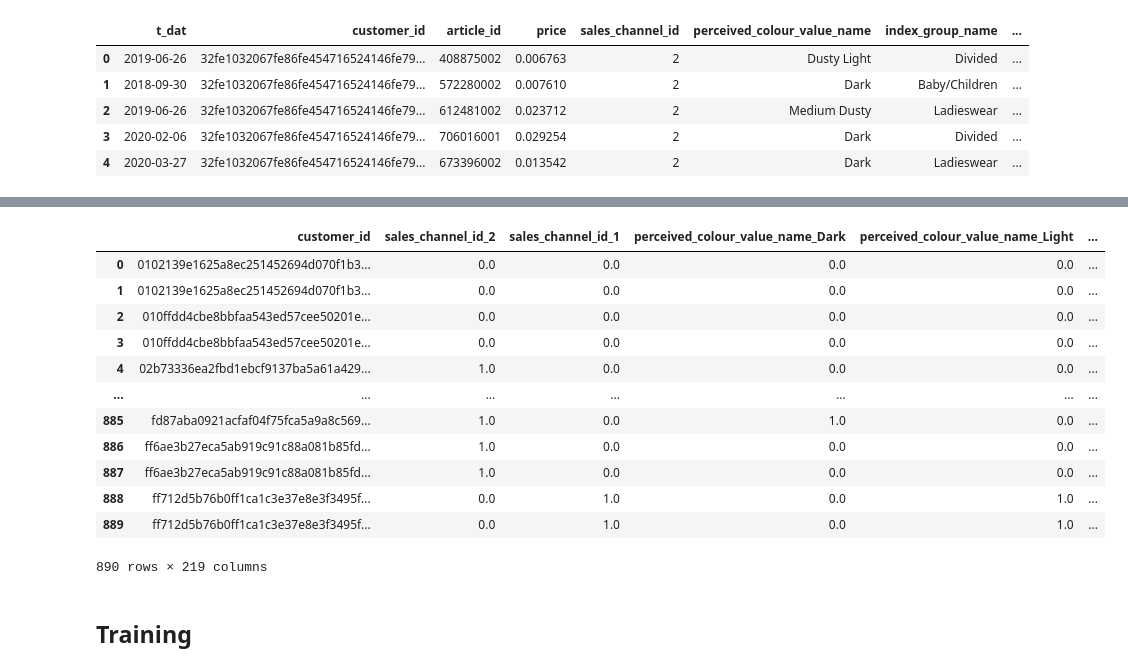
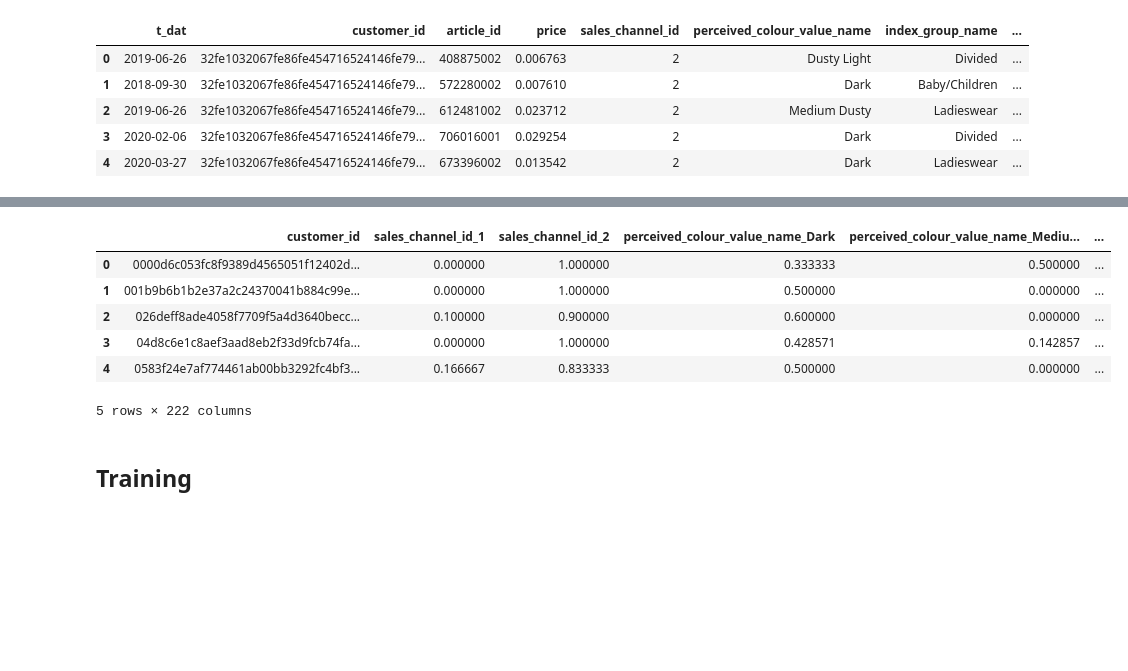
Before and after one commit to mt-cs/Personalized-Fashion-Recommendations, a Jupyter notebook: Feature_Engineering.ipynb, the cells around one changed output, grey strips where cells are left out. Drawn from its saved outputs; the diff is of its cells as text; code cells hidden in the pictures; blank space fills up the shorter version.

```diff
--- a/Feature_Engineering.ipynb
+++ b/Feature_Engineering.ipynb
@@ -369,2 +359,2 @@ df_transaction
 # %%
-df_transaction = df_transaction.sort_values("customer_id").iloc[6357666:12715331]
+df_transaction = df_transaction.sort_values("customer_id")
@@ -519,24 +470,18 @@ one_hot_article = pd.get_dummies(df_article[feature_columns[1:]])
 one_hot_article["article_id"] = df_article["article_id"]
 one_hot_article.columns = one_hot_article.columns + "_target"
 # %%
-final_data_ = final_data.merge(df_customer, on="customer_id").merge(one_hot_article, left_on="article_id", right_on="article_id_target")
+final_data_ = final_data.merge(df_cust, on="customer_id").merge(one_hot_article, left_on="article_id", right_on="article_id_target")
 # %%
 final_data_ = final_data_.drop(columns=["article_id_target", "article_id"])
 # %%
-final_data_
+final_data_.head()
 # %% [output]
-|  | customer_id | sales_channel_id_2 | sales_channel_id_1 | perceived_colour_value_name_Dark | perceived_colour_value_name_Light | ... |
-| 0 | 0102139e1625a8ec251452694d070f1b3... | 0.0 | 0.0 | 0.0 | 0.0 | ... |
-| 1 | 0102139e1625a8ec251452694d070f1b3... | 0.0 | 0.0 | 0.0 | 0.0 | ... |
-| 2 | 010ffdd4cbe8bbfaa543ed57cee50201e... | 0.0 | 0.0 | 0.0 | 0.0 | ... |
-| 3 | 010ffdd4cbe8bbfaa543ed57cee50201e... | 0.0 | 0.0 | 0.0 | 0.0 | ... |
-| 4 | 02b73336ea2fbd1ebcf9137ba5a61a429... | 1.0 | 0.0 | 0.0 | 0.0 | ... |
-| ... | ... | ... | ... | ... | ... | ... |
-| 885 | fd87aba0921acfaf04f75fca5a9a8c569... | 1.0 | 0.0 | 1.0 | 0.0 | ... |
-| 886 | ff6ae3b27eca5ab919c91c88a081b85fd... | 1.0 | 0.0 | 0.0 | 0.0 | ... |
-| 887 | ff6ae3b27eca5ab919c91c88a081b85fd... | 1.0 | 0.0 | 0.0 | 0.0 | ... |
-| 888 | ff712d5b76b0ff1ca1c3e37e8e3f3495f... | 0.0 | 1.0 | 0.0 | 1.0 | ... |
-| 889 | ff712d5b76b0ff1ca1c3e37e8e3f3495f... | 0.0 | 1.0 | 0.0 | 1.0 | ... |
+|  | customer_id | sales_channel_id_1 | sales_channel_id_2 | perceived_colour_value_name_Dark | perceived_colour_value_name_Mediu... | ... |
+| 0 | 0000d6c053fc8f9389d4565051f12402d... | 0.000000 | 1.000000 | 0.333333 | 0.500000 | ... |
+| 1 | 001b9b6b1b2e37a2c24370041b884c99e... | 0.000000 | 1.000000 | 0.500000 | 0.000000 | ... |
+| 2 | 026deff8ade4058f7709f5a4d3640becc... | 0.100000 | 0.900000 | 0.600000 | 0.000000 | ... |
+| 3 | 04d8c6e1c8aef3aad8eb2f33d9fcb74fa... | 0.000000 | 1.000000 | 0.428571 | 0.142857 | ... |
+| 4 | 0583f24e7af774461ab00bb3292fc4bf3... | 0.166667 | 0.833333 | 0.500000 | 0.000000 | ... |
-890 rows × 219 columns
+5 rows × 222 columns
 # %% [markdown]
 ## Training
```
Also changed, not shown: parts of 66 cells of this notebook.
